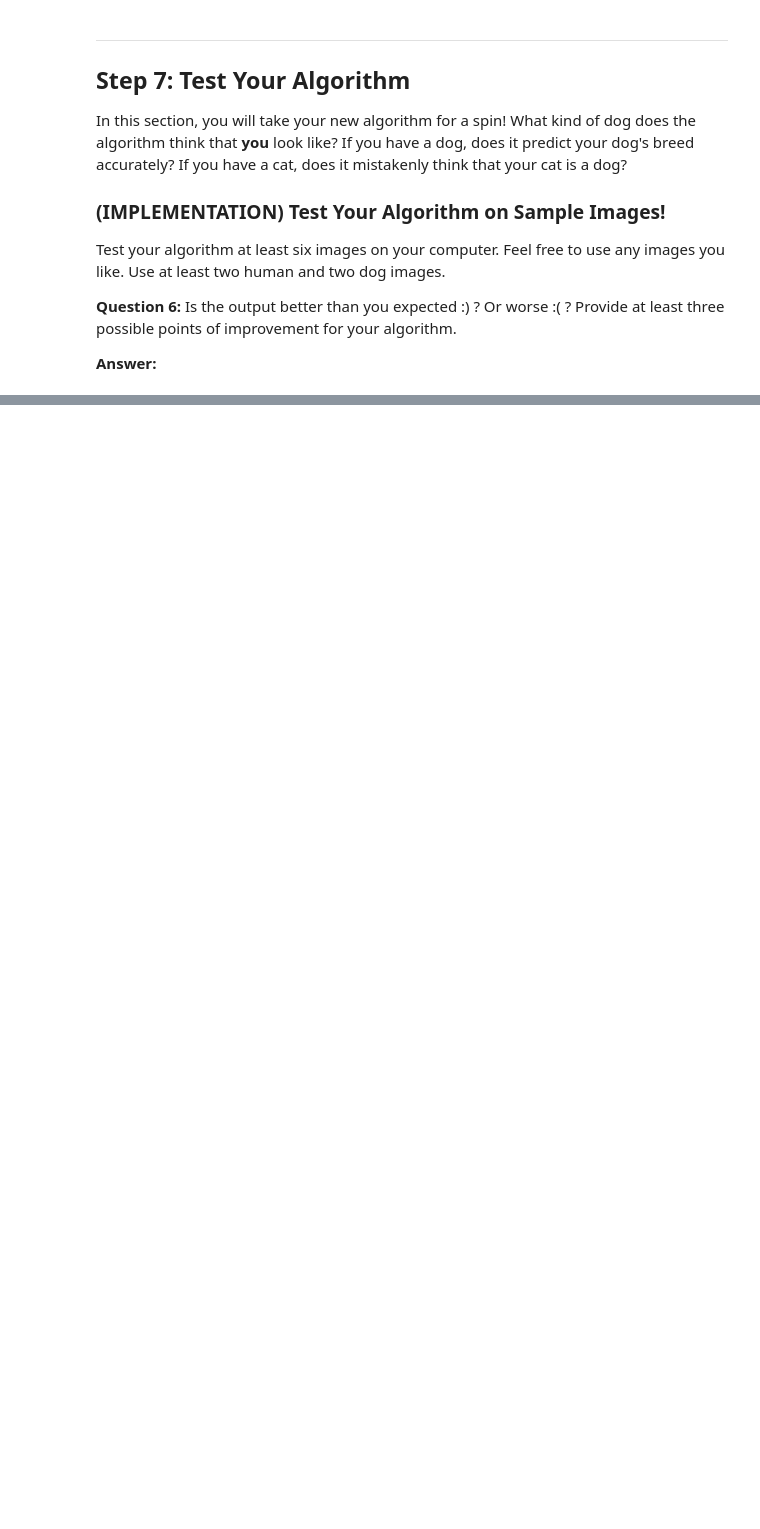
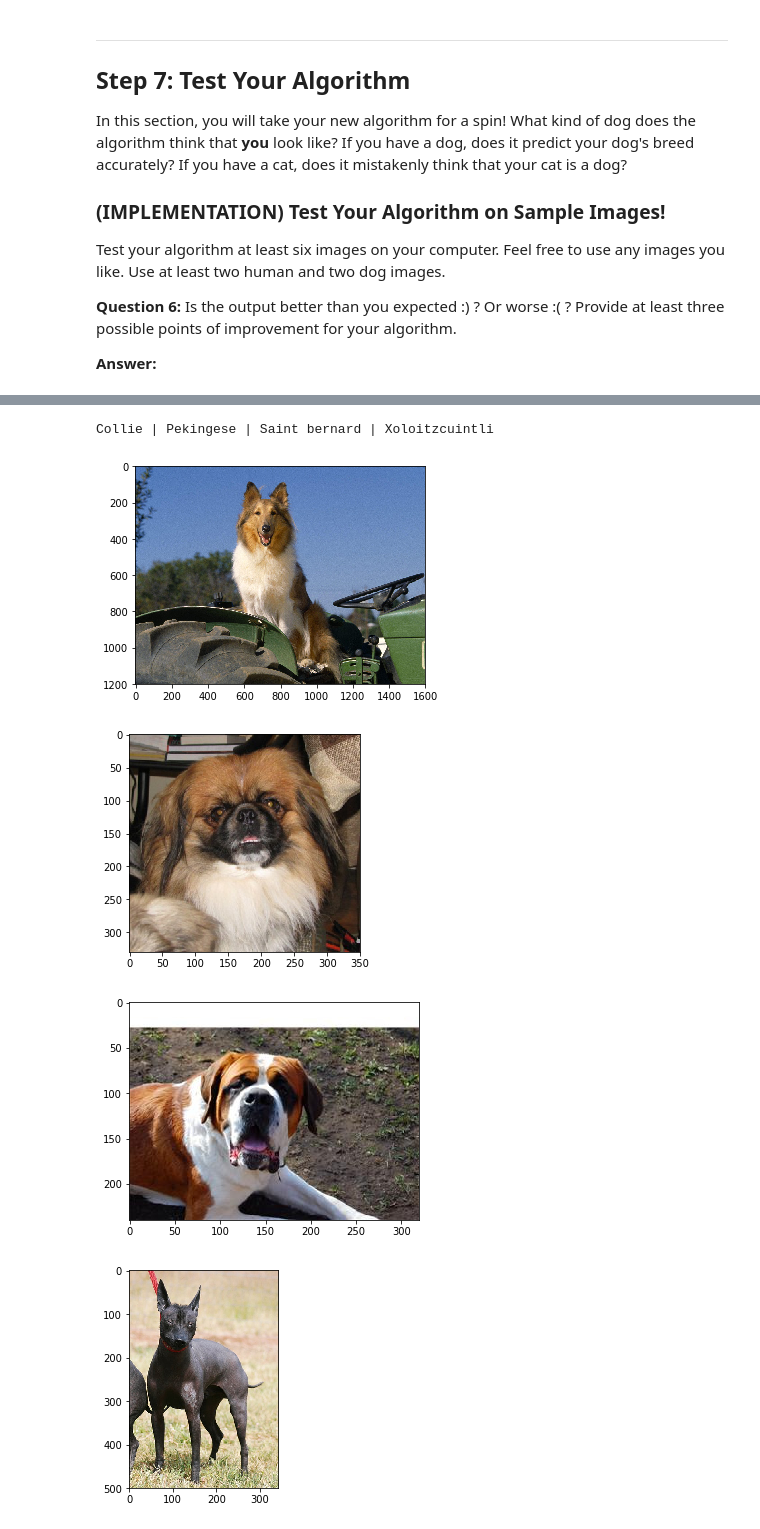
Before and after one commit to rwester90/Dog_breed_classifier, a Jupyter notebook: dog_app.ipynb, the cells around one changed output, grey strips where cells are left out. Cells and saved outputs as stored; diff of their text form; code cells hidden in the pictures; blank space fills up the shorter version.

```diff
--- a/dog_app.ipynb
+++ b/dog_app.ipynb
@@ -945,3 +1197,25 @@ This photo looks like: American water spaniel
 [figure]
 The dog's photo breed is: German shorthaired pointer
 ... (12 outputs left out)
+# %%
+#Samples of peculiar dog breeds
+from random import sample
+random.seed(9)
+
+def random_sample(dog_breed):
+    breed_ind=breeds.index(dog_breed)
+    breed_fil=train_files[np.where(train_targets[:,breed_ind]==1)]
+    return sample(list(breed_fil),1)[0]
+
+samples_names=['Collie','Pekingese','Saint bernard','Xoloitzcuintli']
+
+print(' | '.join(samples_names))
+
+for dog in samples_names:
+    print_image(random_sample(dog))
+# %% [output]
+Collie | Pekingese | Saint bernard | Xoloitzcuintli
+[figure, added]
+[figure, added]
+[figure, added]
+[figure, added]
```
Also changed, not shown: parts of 19 cells of this notebook, 2 other files.
